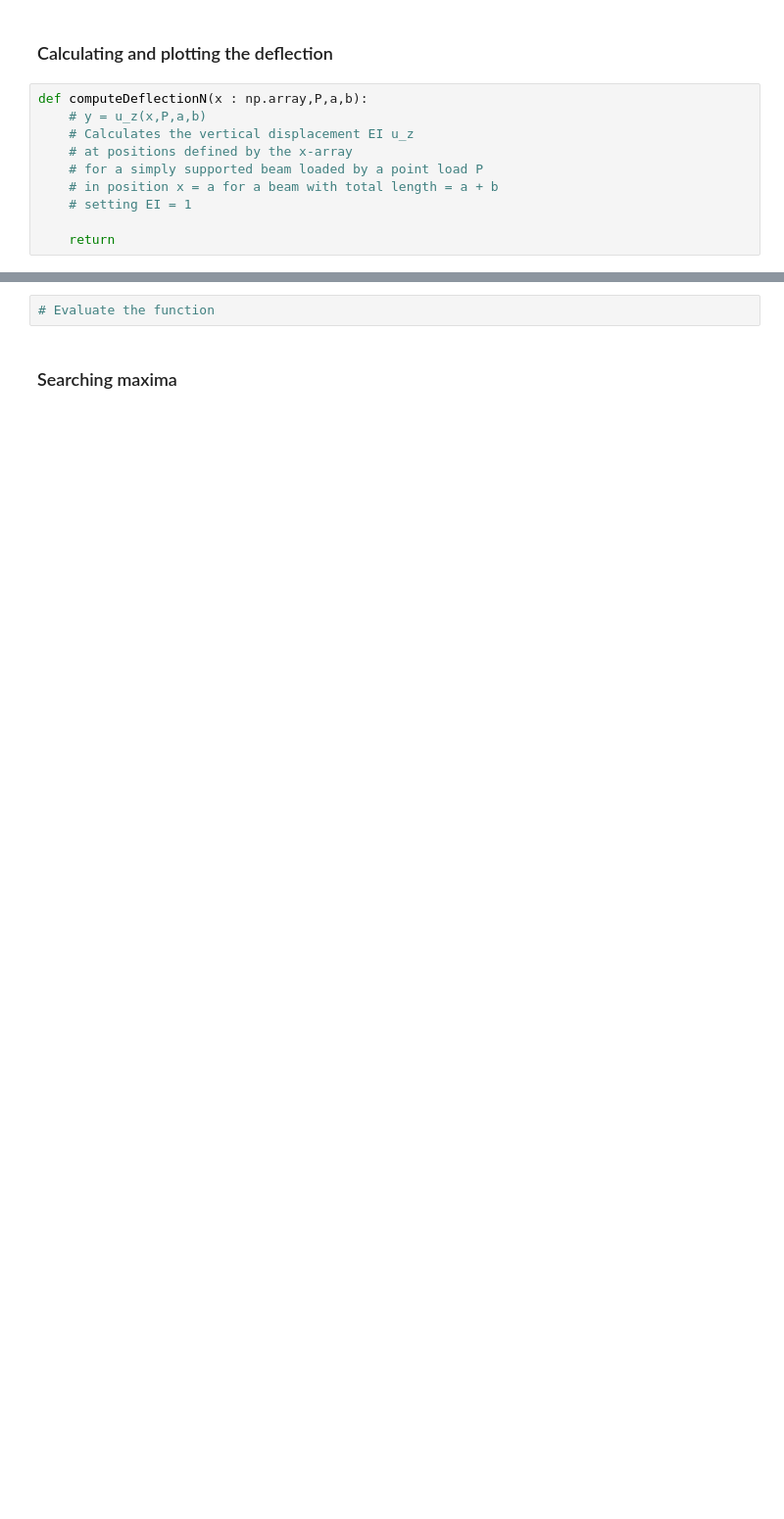
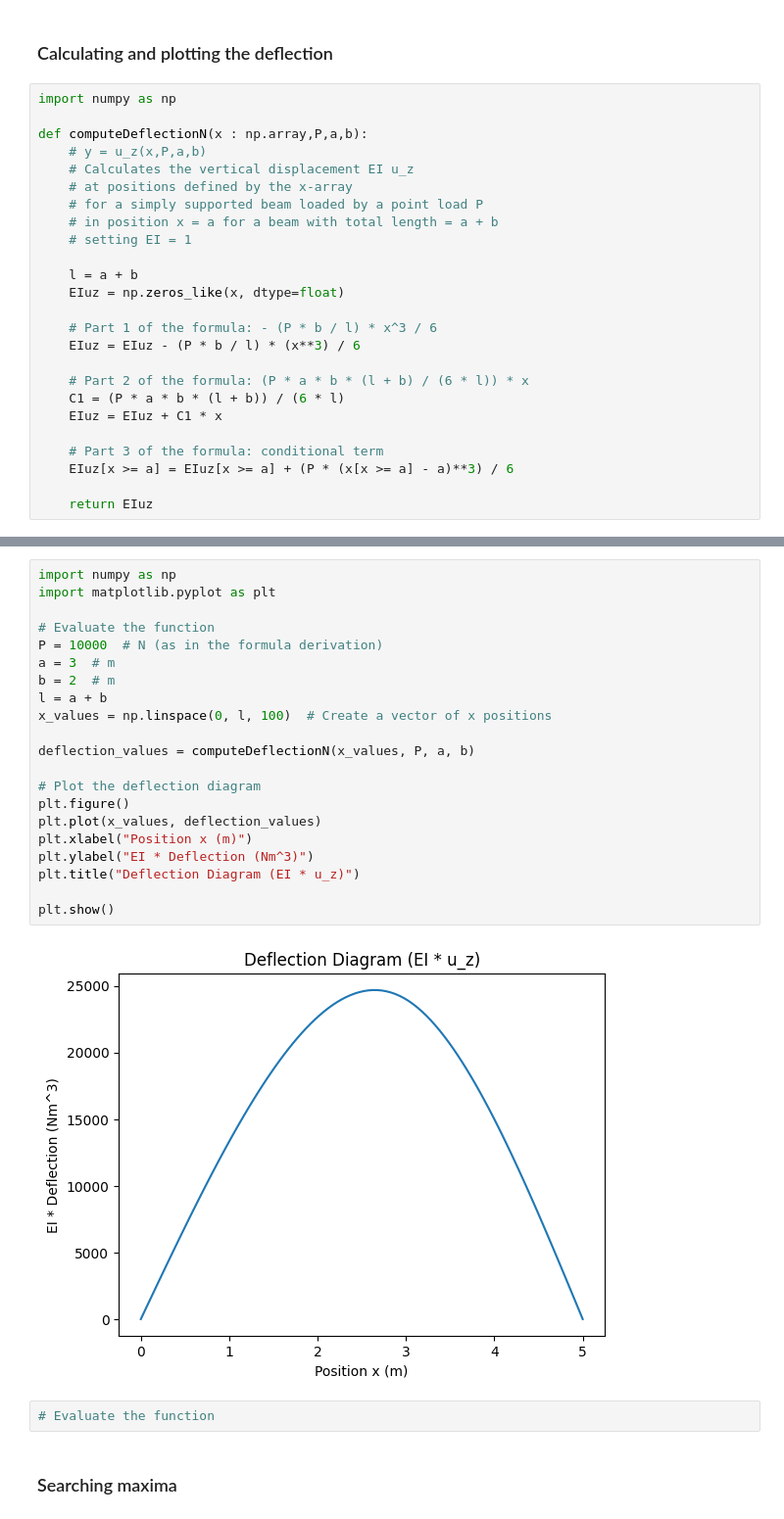
Before and after one commit to joeritaveirne/les-3-structuurmechanica-, a Jupyter notebook: chapter3/chapter3.ipynb, the cells around one changed output, grey strips where cells are left out. Shown at 98% size. Cells and saved outputs as stored; diff of their text form; blank space fills up the shorter version.

```diff
--- a/chapter3/chapter3.ipynb
+++ b/chapter3/chapter3.ipynb
@@ -47,6 +127,8 @@ def computeBendingMomentN(x: np.array,P,a,b):
 # %% [markdown]
 ### Calculating and plotting the deflection
 # %%
+import numpy as np
+
 def computeDeflectionN(x : np.array,P,a,b):
     # y = u_z(x,P,a,b)
     # Calculates the vertical displacement EI u_z
@@ -55,4 +137,17 @@ def computeDeflectionN(x : np.array,P,a,b):
     # in position x = a for a beam with total length = a + b
     # setting EI = 1
 
-    return
+    l = a + b
+    EIuz = np.zeros_like(x, dtype=float)
+
+    # Part 1 of the formula: - (P * b / l) * x^3 / 6
+    EIuz = EIuz - (P * b / l) * (x**3) / 6
+
+    # Part 2 of the formula: (P * a * b * (l + b) / (6 * l)) * x
+    C1 = (P * a * b * (l + b)) / (6 * l)
+    EIuz = EIuz + C1 * x
+
+    # Part 3 of the formula: conditional term
+    EIuz[x >= a] = EIuz[x >= a] + (P * (x[x >= a] - a)**3) / 6
+
+    return EIuz
@@ -59,3 +158,26 @@ def computeDeflectionN(x : np.array,P,a,b):
+# %%
+import numpy as np
+import matplotlib.pyplot as plt
+
+# Evaluate the function
+P = 10000  # N (as in the formula derivation)
+a = 3  # m
+b = 2  # m
+l = a + b
+x_values = np.linspace(0, l, 100)  # Create a vector of x positions
+
+deflection_values = computeDeflectionN(x_values, P, a, b)
+
+# Plot the deflection diagram
+plt.figure()
+plt.plot(x_values, deflection_values)
+plt.xlabel("Position x (m)")
+plt.ylabel("EI * Deflection (Nm^3)")
+plt.title("Deflection Diagram (EI * u_z)")
+
+plt.show()
+# %% [output]
+[figure, added]
 # %%
 # Evaluate the function
 # %% [markdown]
```
Also changed, not shown: parts of 63 cells of this notebook.
